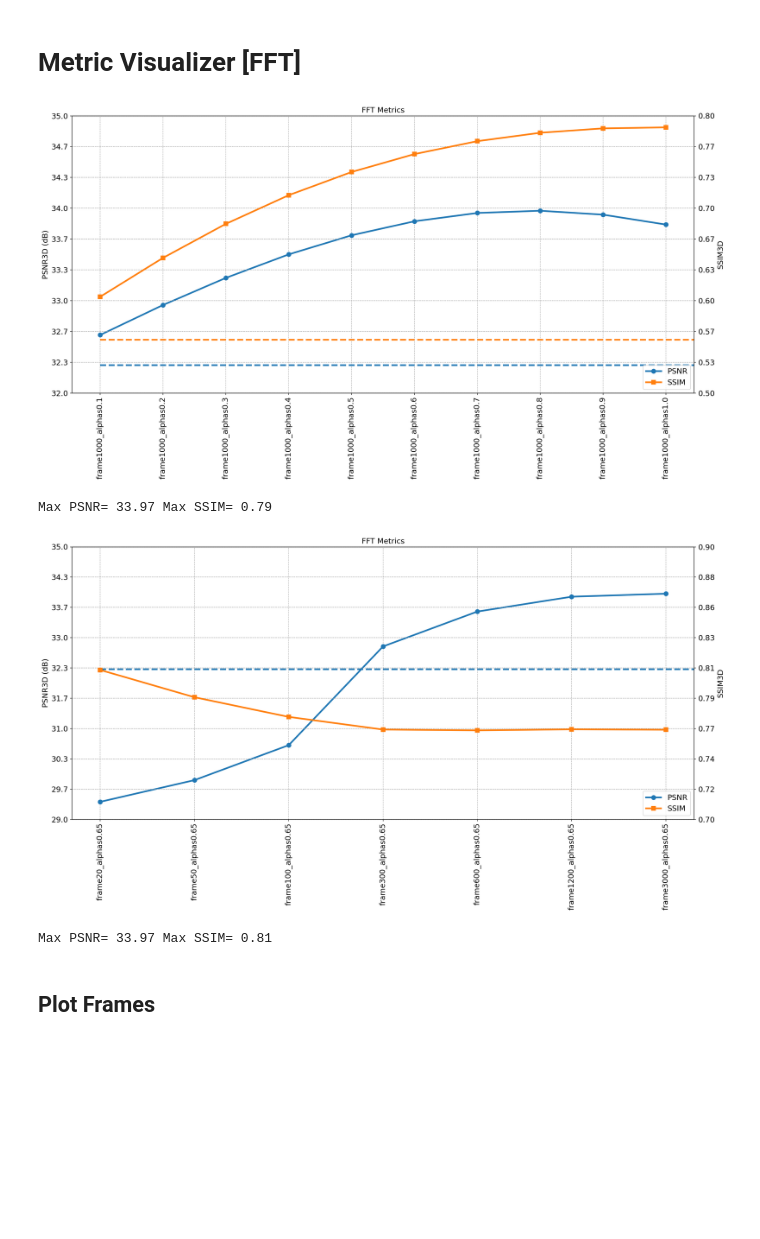
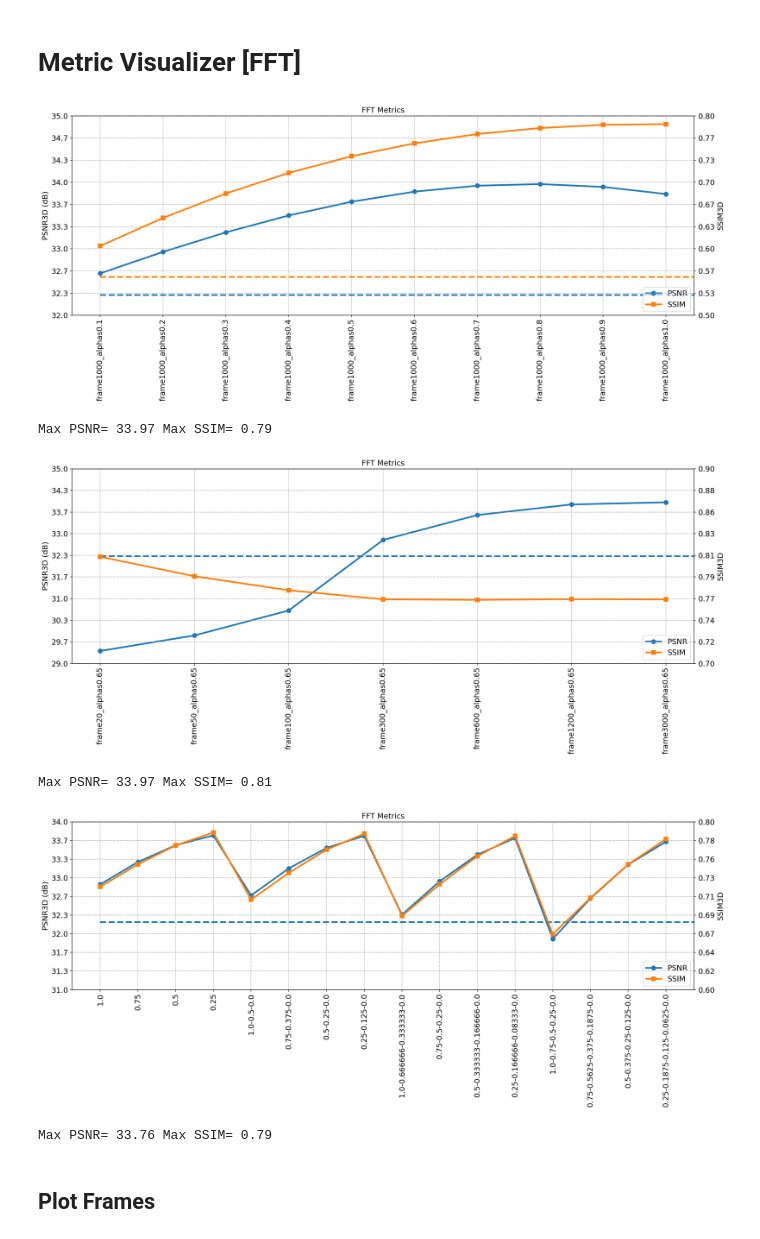
Before and after one commit to MrPio/freq2clean, a Jupyter notebook: 3-video_fusion/3.7.2-Visualizing_Metrics_FFT.ipynb, the cells around one changed output. Saved outputs shown, nothing was run; the diff lists cells and outputs as text; code cells hidden in the pictures; blank space fills up the shorter version.

Commit message:
Add other alphas FFT 3rd plot

```diff
--- a/3-video_fusion/3.7.2-Visualizing_Metrics_FFT.ipynb
+++ b/3-video_fusion/3.7.2-Visualizing_Metrics_FFT.ipynb
@@ -21,7 +26,7 @@ def plot(file, use_lims=True, show_baseline=True):
     baseline = df.loc["deepcad"]
     df = df.drop(index="deepcad")
 
-    _, ax1 = plt.subplots(figsize=(18, 10), dpi=150)
+    _, ax1 = plt.subplots(figsize=(18, 8), dpi=150)
     ax1.set_title("FFT Metrics")
     ax1.tick_params(axis="x", labelrotation=90)
 
@@ -56,11 +61,14 @@ def plot(file, use_lims=True, show_baseline=True):
 # %%
 plot("fft_synthetic_metrics_alphas.csv")
 plot("fft_synthetic_metrics_frames.csv")
+plot("fft_synthetic_metrics_other_alphas.csv")
 # %% [output]
-[figure, old version]
+[figure, new version]
 Max PSNR= 33.97 Max SSIM= 0.79
-[figure, old version]
+[figure, new version]
 Max PSNR= 33.97 Max SSIM= 0.81
+[figure, added]
+Max PSNR= 33.76 Max SSIM= 0.79
 # %% [markdown]
 ## Plot Frames
 # %%
```
Also changed, not shown: parts of 1 cell of this notebook, 1 other file.
